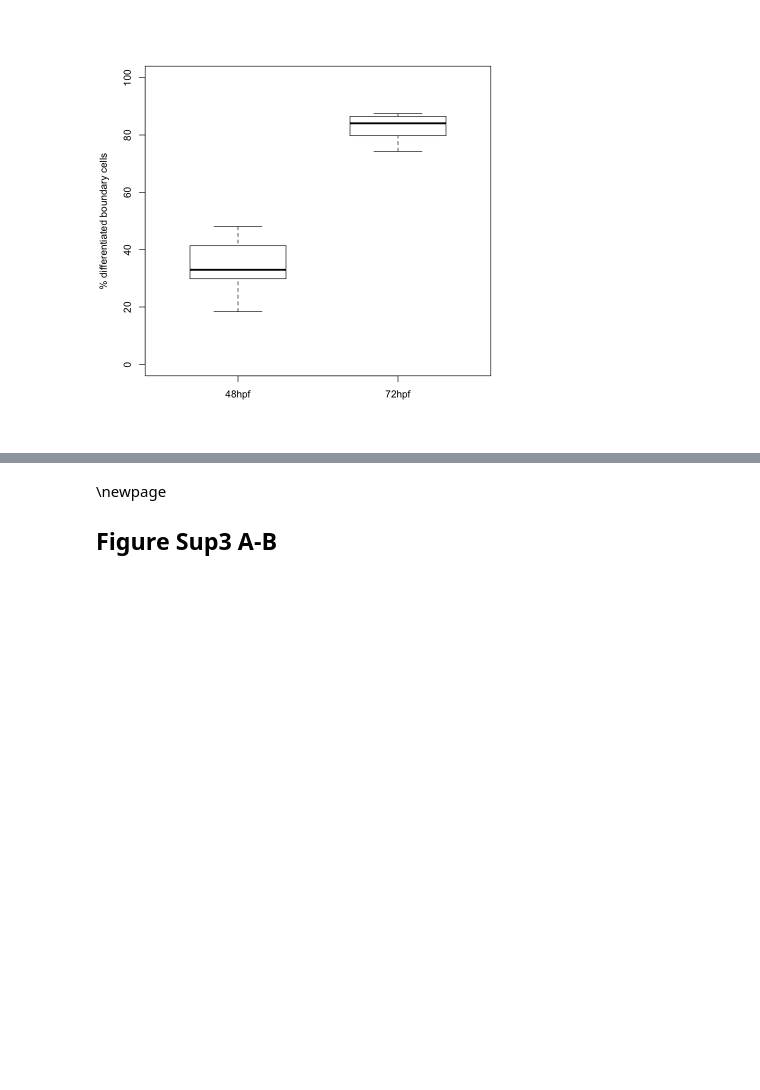
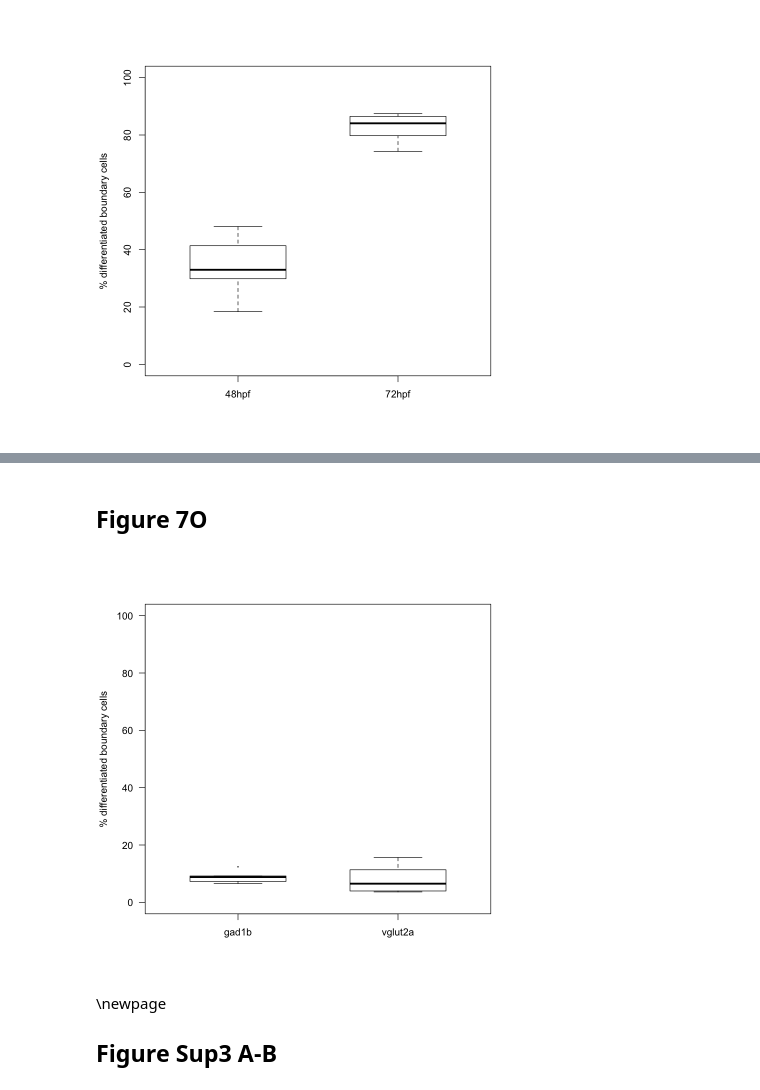
Before and after one commit to cristinapujades/Hevia_et_at_2022, a Jupyter notebook: Hevia_et_al_2022.ipynb, the cells around one changed output, grey strips where cells are left out. Drawn from its saved outputs; the diff is of its cells as text; code cells hidden in the pictures; blank space fills up the shorter version.

```diff
--- a/Hevia_et_al_2022.ipynb
+++ b/Hevia_et_al_2022.ipynb
@@ -387,0 +437,12 @@ A data.frame: 20 × 5
+# %%
+gad1b <- data.frame(
+  volum.colocalization.BCP.plus.gad1b = c(78331.3964,100902.226,156688.351,
+                 128461.239,140192.32,96225.9263),
+  volum.gad1b.total = c(1075545.88,1109593.04,1264493.15,
+                 1502678.07,1525520.79,1467844.24),
+  perc.colocalization = c(7.28294328085753,9.09362463196417,
+                 12.3913957936427,8.54881970826925,9.18980068439448,6.55559518358706)
+)
+
+
+gad1b
@@ -387,0 +459,12 @@ A data.frame: 20 × 5
+# %%
+vglut2a <- data.frame(
+  volum.colocalization.BCP.plus.vglut2a = c(197080.231,256436.078,164943.557,
+                 72228.248,83761.2547,66543.6099),
+  volum.vglut2a.total = c(1735948.63,1640904.43,1950472.17,
+                 1823985.65,1837058.62,1830909.55),
+  perc.colocalization = c(11.3528838120054,15.6277278134961,
+                 8.45659628150449,3.95991317146601,4.55953086026182,3.63445643177731)
+)
+
+
+vglut2a
@@ -878,3 +981,18 @@ descr2groups(b1,b2, nams=c("48hpf", "72hpf"), not.paired = TRUE)
+# %% [markdown]
+## Figure 7O
+# %%
+b1 <- gad1b$perc.colocalization
+b2 <- vglut2a$perc.colocalization
+
+
+boxplot(b1,b2, main = "",
+        xlab = "", ylab = "% differentiated boundary cells", las=1,
+        ylim=c(0,100), family = "Arial",
+        names =  c("gad1b", "vglut2a"), col ="white",
+        boxwex=0.6,
+        outpch='.', cex=2)
+# %% [output]
+[figure, added]
 # %% [markdown]
 \newpage
 
```
Also changed, not shown: parts of 8 cells of this notebook.
